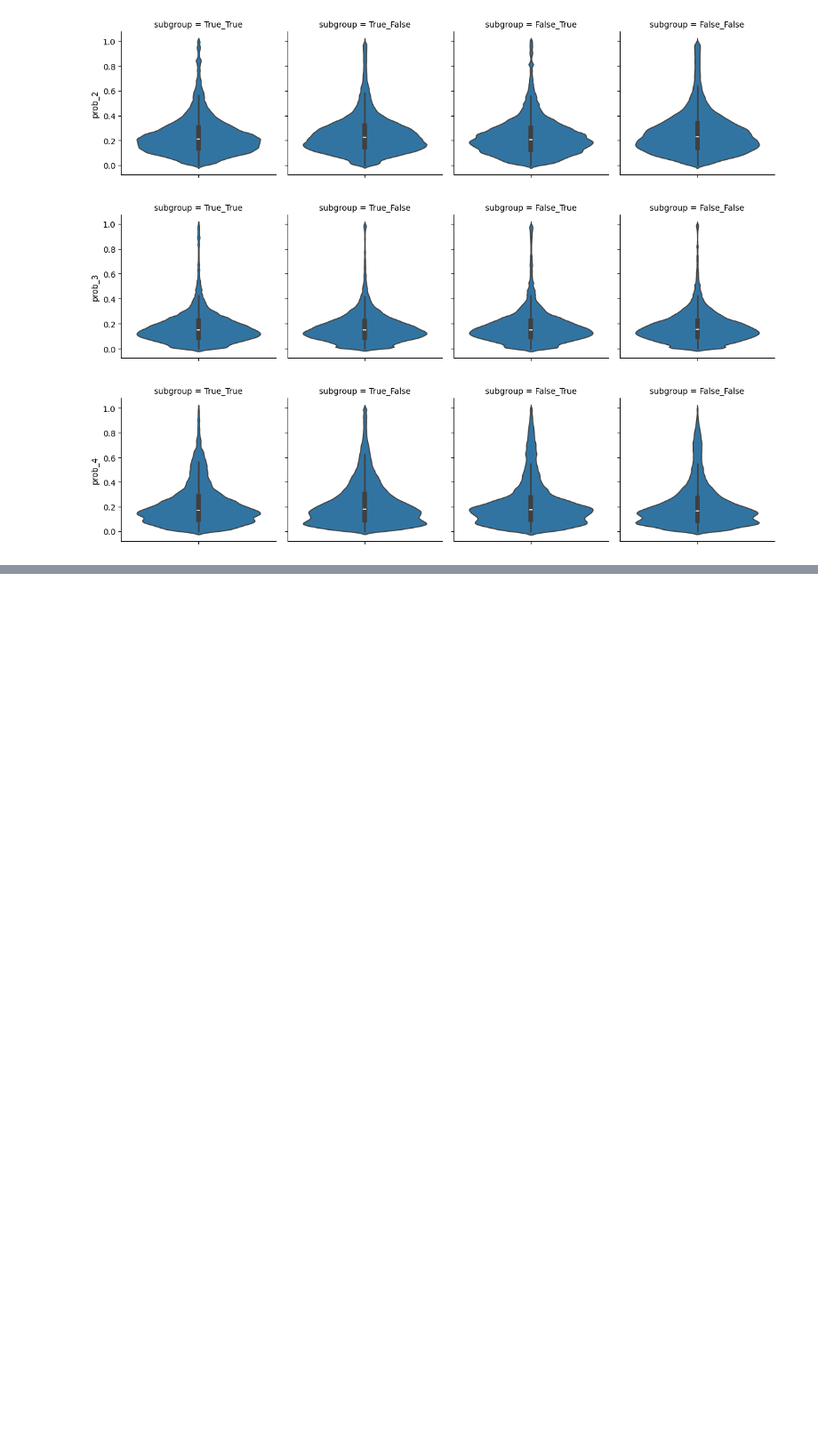
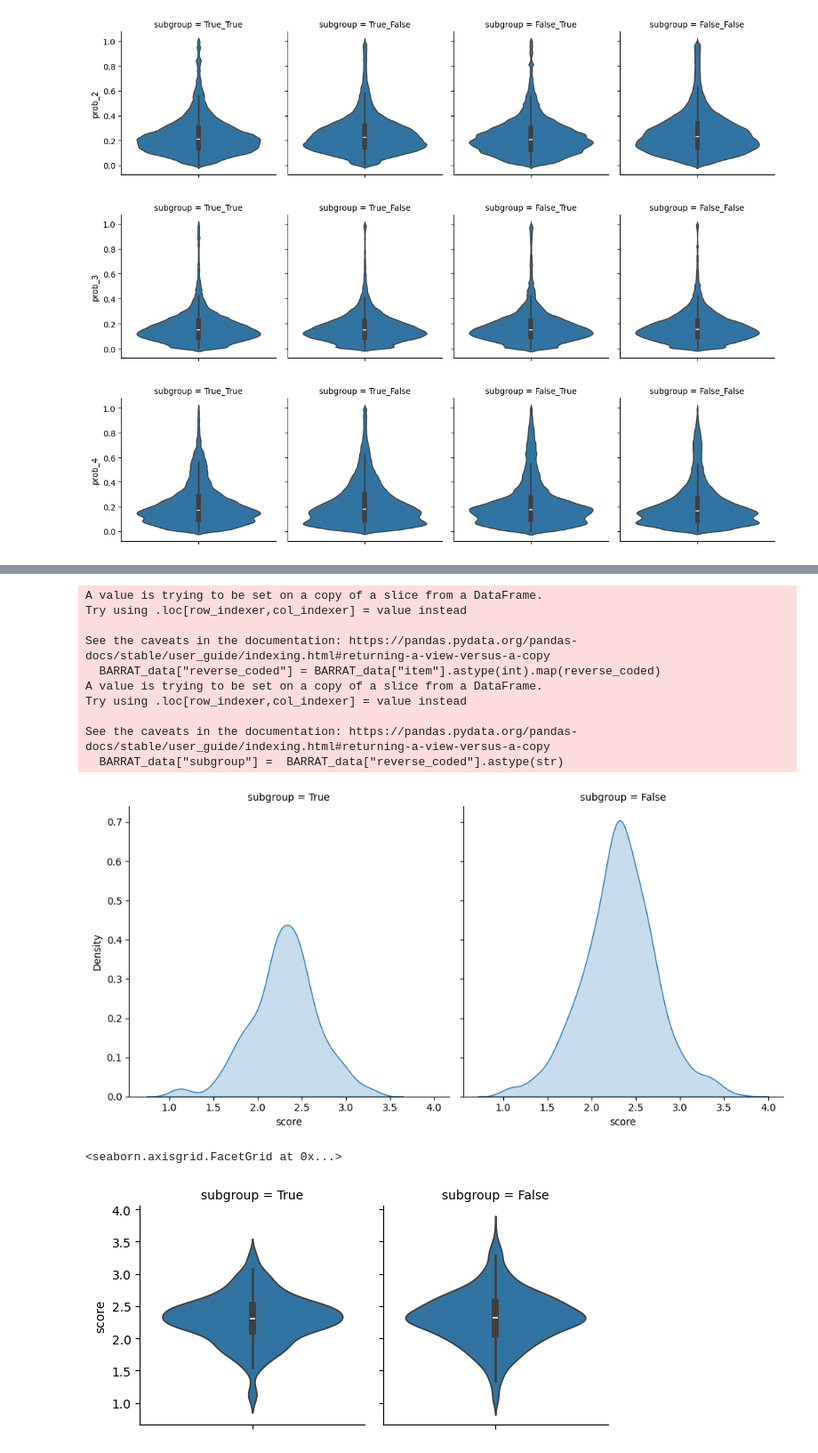
Before and after one commit to jelenameyer/GenInLLM, a Jupyter notebook: data_analysis/test_number_bias.ipynb, the cells around one changed output, grey strips where cells are left out. Shown at 89% size. Drawn from its saved outputs; the diff is of its cells as text; code cells hidden in the pictures; blank space fills up the shorter version.

```diff
--- a/data_analysis/test_number_bias.ipynb
+++ b/data_analysis/test_number_bias.ipynb
@@ -173,0 +214,47 @@ BARRAT_data[["prob_1","prob_2","prob_3","prob_4"]].describe()
+# %%
+BARRAT_data = unchanged_data[unchanged_data["experiment"]=="BARRAT scale"]
+
+# add whether item was reverse coded
+reverse_coded = {
+    1: True, 2: False, 3: False,  4: False, 5: False,  6: False,  7: True,  8: True,  9: True,  10: True,
+    11: False, 12: True, 13: True,  14: False, 15: True,  16: False,  17: False,  18: False,  19: False,  20: True,
+    21: False, 22: False, 23: False,  24: False, 25: False,  26: False,  27: False,  28: False,  29: True,  30: True
+    }
+
+# Apply mapping row-wise based on item number
+BARRAT_data["reverse_coded"] = BARRAT_data["item"].astype(int).map(reverse_coded)
+
+
+BARRAT_data["subgroup"] =  BARRAT_data["reverse_coded"].astype(str)
+
+sns.displot(
+    BARRAT_data,
+    x="score",
+    col="subgroup",
+    kind="kde",
+    fill=True
+)
+plt.show()
+
+sns.catplot(
+    data=BARRAT_data,
+    y="score",
+    col="subgroup",
+    kind="violin",
+    height=3,
+    aspect=1
+)
+# %% [output]
+A value is trying to be set on a copy of a slice from a DataFrame.
+Try using .loc[row_indexer,col_indexer] = value instead
+
+See the caveats in the documentation: https://pandas.pydata.org/pandas-docs/stable/user_guide/indexing.html#returning-a-view-versus-a-copy
+  BARRAT_data["reverse_coded"] = BARRAT_data["item"].astype(int).map(reverse_coded)
+A value is trying to be set on a copy of a slice from a DataFrame.
+Try using .loc[row_indexer,col_indexer] = value instead
+
+See the caveats in the documentation: https://pandas.pydata.org/pandas-docs/stable/user_guide/indexing.html#returning-a-view-versus-a-copy
+  BARRAT_data["subgroup"] =  BARRAT_data["reverse_coded"].astype(str)
+[figure, added]
+<seaborn.axisgrid.FacetGrid at 0x...>
+[figure, added]
```
Also changed, not shown: parts of 4 cells of this notebook, 1 other file.
